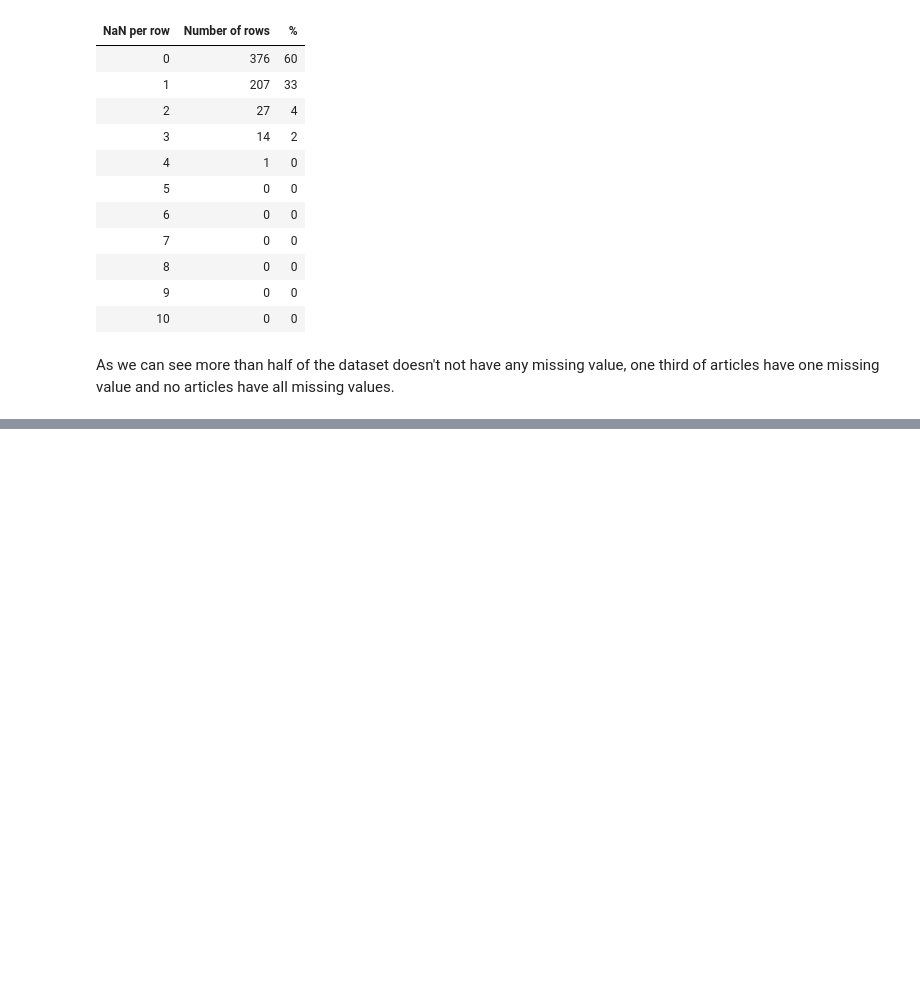
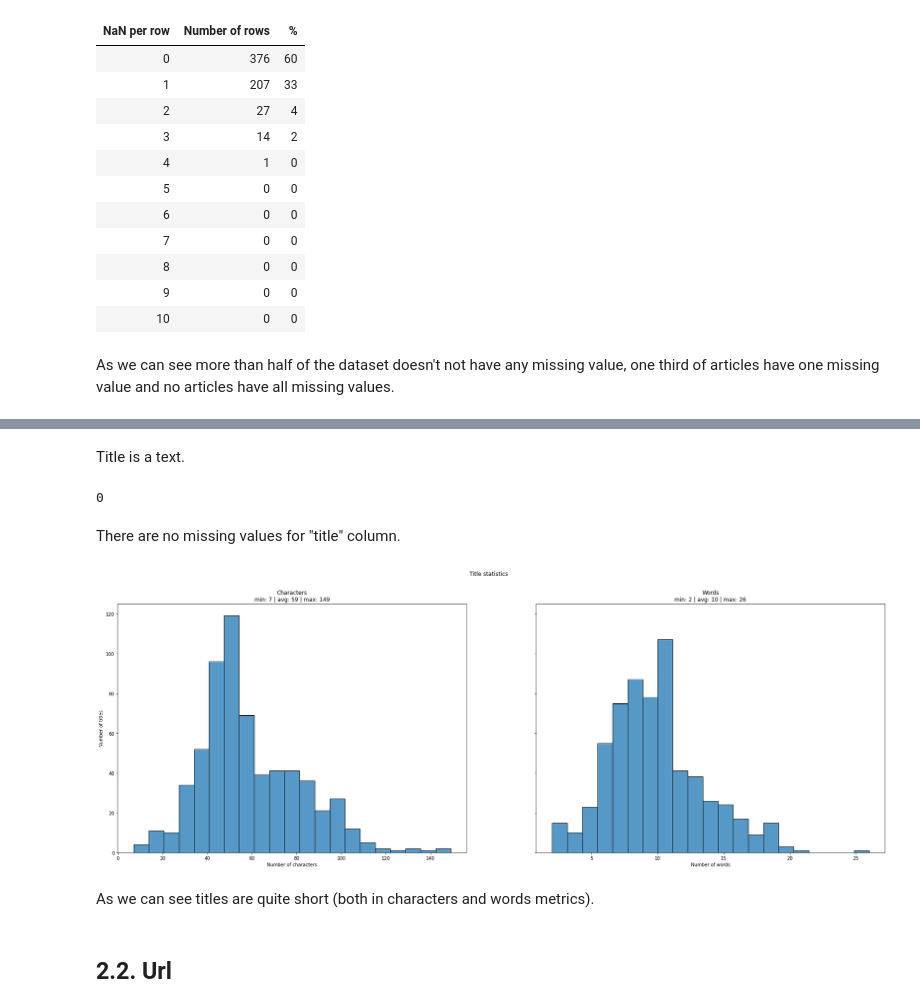
Before and after one commit to Andrei-Aksionov/Weaviate-demo, a Jupyter notebook: notebooks/EDA.ipynb, the cells around one changed output, grey strips where cells are left out. Drawn from its saved outputs; the diff is of its cells as text; code cells hidden in the pictures; blank space fills up the shorter version.

Commit message:
EDA
1. Add matplotlib and seaborn to pyproject.toml
2. Almost finished, only descriptions are missing

```diff
--- a/notebooks/EDA.ipynb
+++ b/notebooks/EDA.ipynb
@@ -135,0 +156,38 @@ As we can see more than half of the dataset doesn't not have any missing value,
+# %% [markdown]
+Title is a text.
+# %%
+data["title"].isna().sum()
+# %% [output]
+0
+# %% [markdown]
+There are no missing values for "title" column.
+# %%
+def show_str_statistics(data: pd.DataFrame, column: str) -> None:
+
+    chars_num = data[column].str.len()
+    words_num = data[column].apply(lambda x: len(x.split()))
+
+    fig, axes = plt.subplots(nrows=1, ncols=2, figsize=(30, 10), sharey=True)
+    fig.suptitle(f"{column.title()} statistics")
+    axes = axes.flatten()
+
+    for counts, counts_name, ax in zip([chars_num, words_num], ["characters", "words"], axes):
+
+        title = f"{counts_name.title()}\n" \
+                f"min: {counts.min()} | " \
+                f"avg: {counts.mean():.0f} | " \
+                f"max: {counts.max()}"
+        sns.histplot(ax=ax, x=counts)
+        ax.set(
+            title=title,
+            xlabel=f"Number of {counts_name}",
+            ylabel="Number of titles",
+        )
+
+show_str_statistics(data, "title")
+# %% [output]
+[figure, added]
+# %% [markdown]
+As we can see titles are quite short (both in characters and words metrics).
+# %% [markdown]
+## 2.2. Url
```
Also changed, not shown: parts of 55 cells of this notebook, 2 other files.
